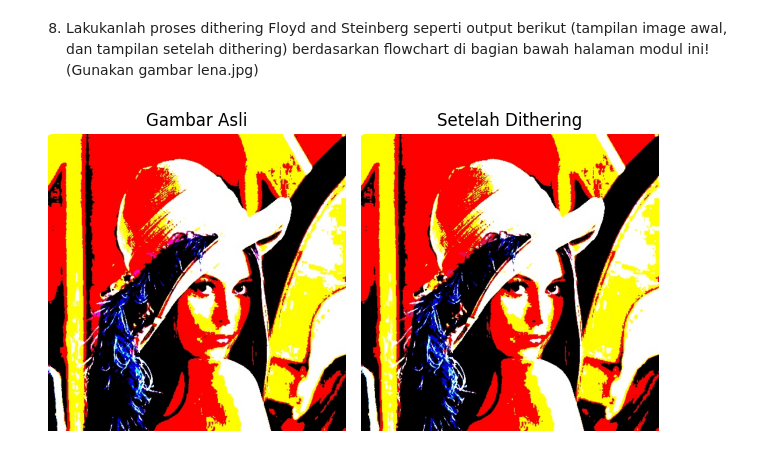
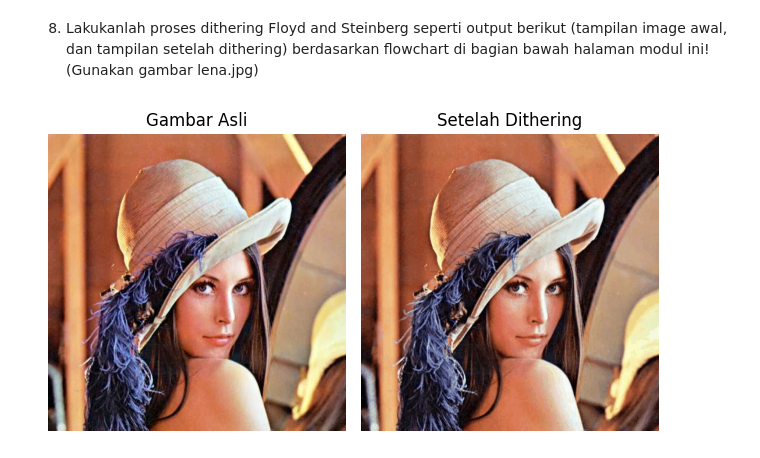
Before and after one commit to sabnadk/PCVK_Ganjil_2023, a Jupyter notebook: Week6_Sabna.ipynb, the cells around one changed output. Drawn from its saved outputs; the diff is of its cells as text; code cells hidden in the pictures.

```diff
--- a/Week6_Sabna.ipynb
+++ b/Week6_Sabna.ipynb
@@ -235,28 +235,28 @@ True
 # %%
 from PIL import Image
 import matplotlib.pyplot as plt
 
 # Buka gambar asli
-image = Image.open('/content/drive/MyDrive/KULIAH/Semester 5/PCVK/Images/lena.jpg')
+image = Image.open('/content/drive/MyDrive/KULIAH/Semester 5/PCVK/Images/lena1.jpg')
 
 # Tampilkan gambar asli
 plt.subplot(1, 2, 1)
 plt.title('Gambar Asli')
 plt.imshow(image)
 plt.axis('off')
 
 # Terapkan dithering Floyd-Steinberg
 image_dithered = image.convert('P', palette=Image.ADAPTIVE, dither=Image.FLOYDSTEINBERG)
 
 # Tampilkan gambar setelah dithering
 plt.subplot(1, 2, 2)
 plt.title('Setelah Dithering')
 plt.imshow(image_dithered)
 plt.axis('off')
 
 # Tampilkan plot
 plt.tight_layout()
 plt.show()
 # %% [output]
-[figure, old version]
+[figure, new version]
 # %%
```
Also changed, not shown: parts of 4 cells of this notebook.
